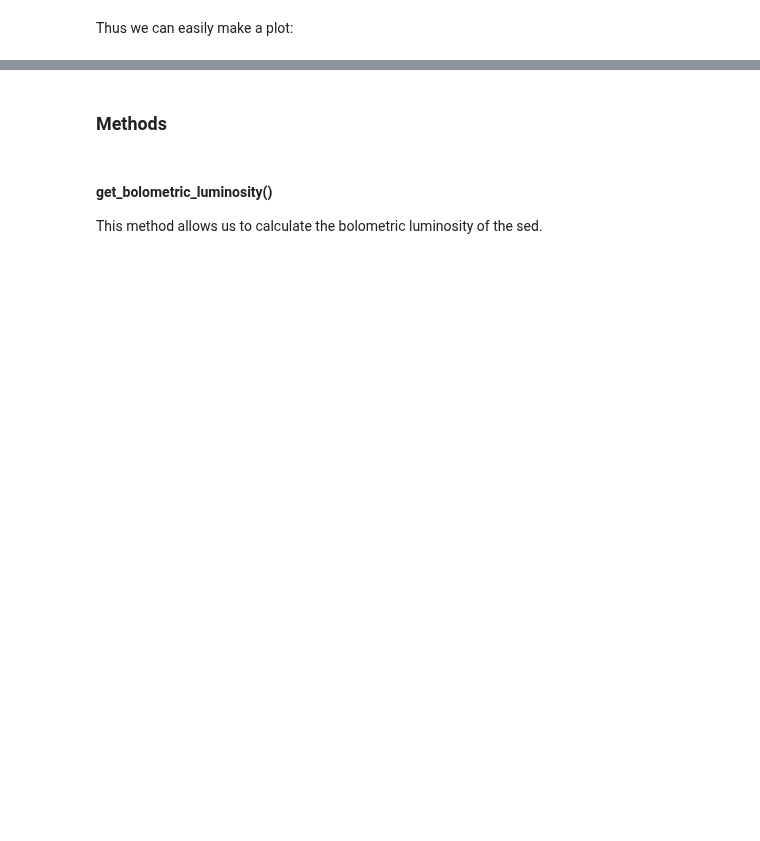
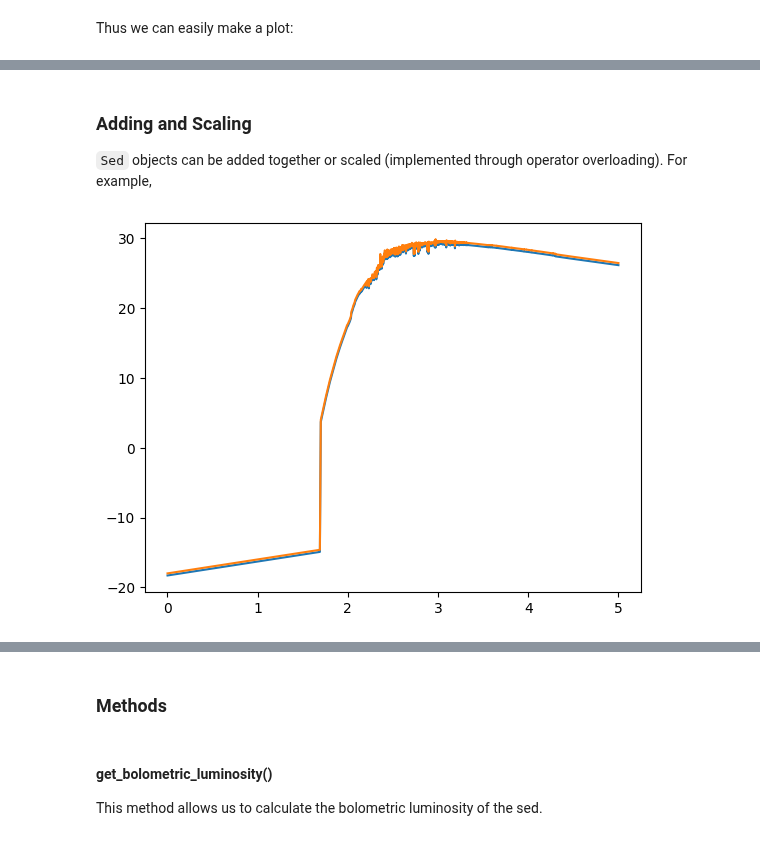
Before and after one commit to tHarvey303/synthesizer, a Jupyter notebook: docs/source/sed.ipynb, the cells around one changed output, grey strips where cells are left out. Drawn from its saved outputs; the diff is of its cells as text; code cells hidden in the pictures; blank space fills up the shorter version.

Commit message:
allowed Sed objects to be scaled by overloading __mul__ and __rmul__

```diff
--- a/docs/source/sed.ipynb
+++ b/docs/source/sed.ipynb
@@ -48,0 +64,12 @@ plt.plot(np.log10(sed.lam), np.log10(sed.lnu))
+# %% [markdown]
+### Adding and Scaling
+
+`Sed` objects can be added together or scaled (implemented through operator overloading). For example,
+# %%
+sed2 = sed + sed
+
+plt.plot(np.log10(sed.lam), np.log10(sed.lnu))
+plt.plot(np.log10(sed2.lam), np.log10(sed2.lnu))
+plt.show()
+# %% [output]
+[figure, added]
```
Also changed, not shown: parts of 29 cells of this notebook, 1 other file.
